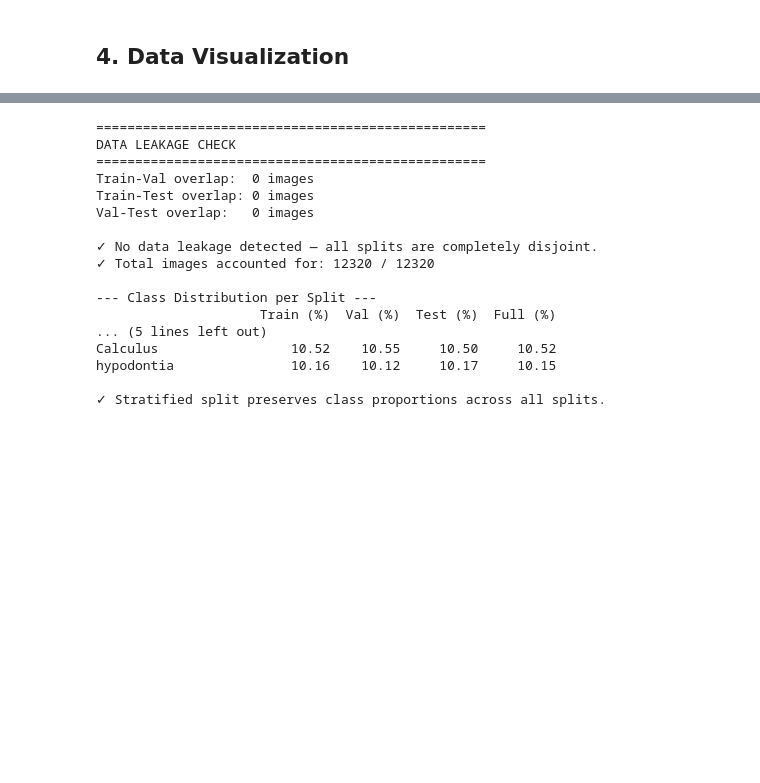
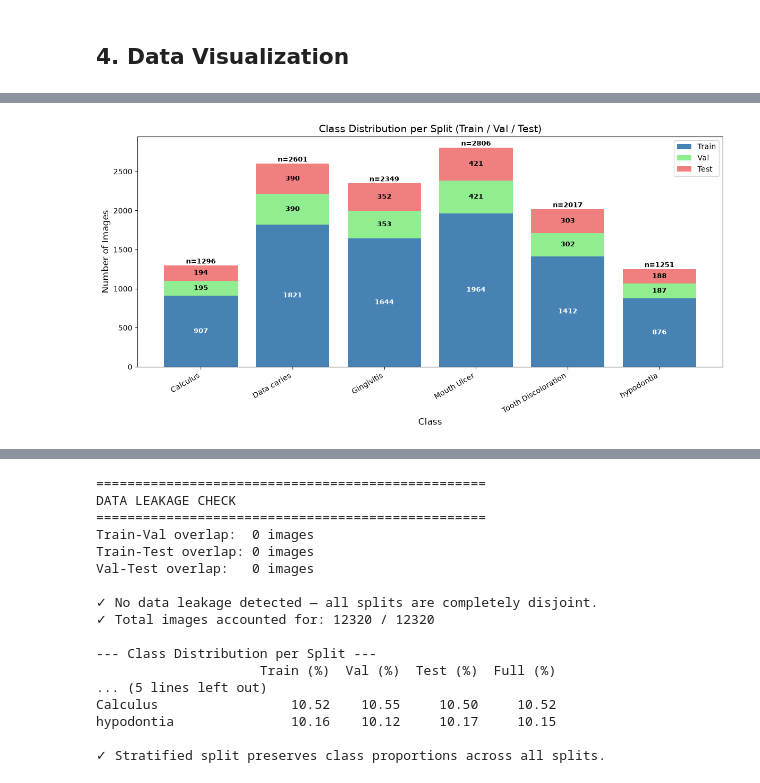
Before and after one commit to TsangDaXin/ODL, a Jupyter notebook: notebooks/01_eda.ipynb, the cells around one changed output, grey strips where cells are left out. Saved outputs shown, nothing was run; the diff lists cells and outputs as text; code cells hidden in the pictures; blank space fills up the shorter version.

Commit message:
training done

```diff
--- a/notebooks/01_eda.ipynb
+++ b/notebooks/01_eda.ipynb
@@ -245,0 +249,46 @@ plt.show()
+# %%
+# --- 4.4: Per-Split Class Distribution (Stacked Bar) ---
+train_counts = [len(train_df[train_df['label'] == c]) for c in CLASS_NAMES]
+val_counts   = [len(val_df[val_df['label'] == c])   for c in CLASS_NAMES]
+test_counts  = [len(test_df[test_df['label'] == c]) for c in CLASS_NAMES]
+
+x = np.arange(len(CLASS_NAMES))
+fig, ax = plt.subplots(figsize=(12, 6))
+
+bar1 = ax.bar(x, train_counts, label='Train', color='steelblue')
+bar2 = ax.bar(x, val_counts,   label='Val',   color='lightgreen',
+              bottom=train_counts)
+bar3 = ax.bar(x, test_counts,  label='Test',  color='lightcoral',
+              bottom=[i+j for i,j in zip(train_counts, val_counts)])
+
+# Annotate each segment
+for bar in bar1:
+    h = bar.get_height()
+    ax.text(bar.get_x() + bar.get_width()/2, h/2,
+            str(int(h)), ha='center', va='center', fontsize=9, color='white', fontweight='bold')
+
+for bar in bar2:
+    h = bar.get_height()
+    ax.text(bar.get_x() + bar.get_width()/2, bar.get_y() + h/2,
+            str(int(h)), ha='center', va='center', fontsize=9, color='black', fontweight='bold')
+
+for bar in bar3:
+    h = bar.get_height()
+    ax.text(bar.get_x() + bar.get_width()/2, bar.get_y() + h/2,
+            str(int(h)), ha='center', va='center', fontsize=9, color='black', fontweight='bold')
+
+# Total label on top of each bar
+totals = [t+v+te for t,v,te in zip(train_counts, val_counts, test_counts)]
+for i, total in enumerate(totals):
+    ax.text(i, total + 5, f'n={total}', ha='center', va='bottom', fontsize=9, fontweight='bold')
+
+ax.set_xlabel('Class', fontsize=12)
+ax.set_ylabel('Number of Images', fontsize=12)
+ax.set_title('Class Distribution per Split (Train / Val / Test)', fontsize=14)
+ax.set_xticks(x)
+ax.set_xticklabels(CLASS_NAMES, rotation=30, ha='right')
+ax.legend(loc='upper right')
+plt.tight_layout()
+plt.show()
+# %% [output]
+[figure, added]
```
Also changed, not shown: parts of 9 cells of this notebook, 5 other files.
